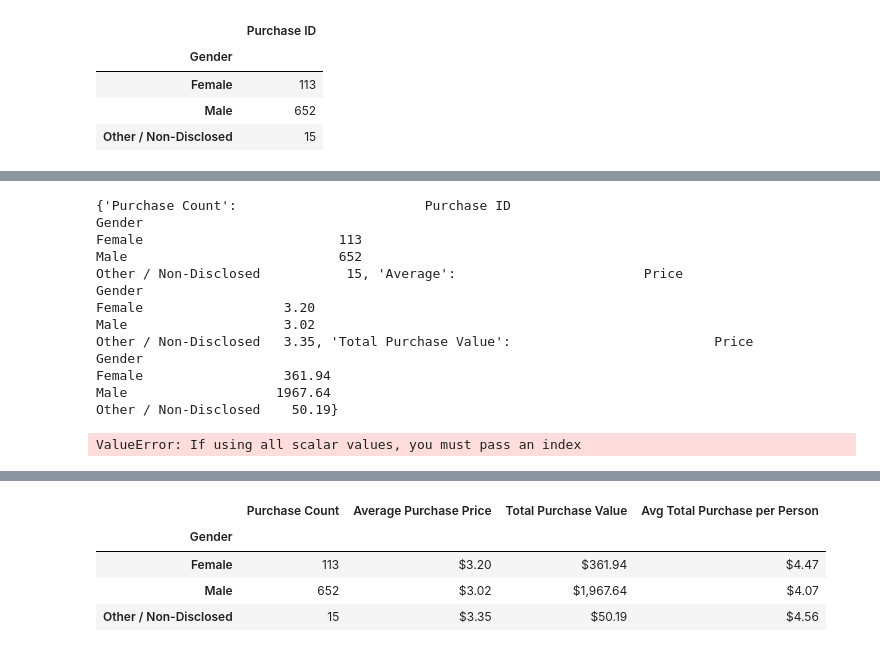
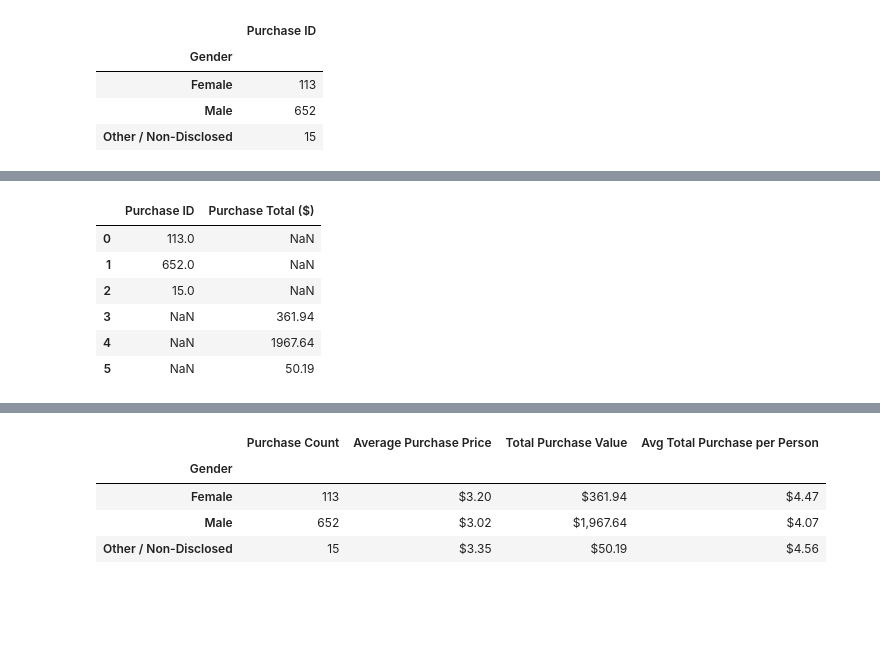
Before and after one commit to JMazick/pandas-challenge, a Jupyter notebook: HeroesOfPymoli/HeroesOfPymoli_starter.ipynb, the cells around one changed output, grey strips where cells are left out. Saved outputs shown, nothing was run; the diff lists cells and outputs as text; code cells hidden in the pictures; blank space fills up the shorter version.

```diff
--- a/HeroesOfPymoli/HeroesOfPymoli_starter.ipynb
+++ b/HeroesOfPymoli/HeroesOfPymoli_starter.ipynb
@@ -188,25 +165,11 @@ purchasing_df.append(price_gender)
-# %%
-purchasing_analysis = {
-    'Purchase Count': purchase_gender_count,
-    'Average': price_gender,
-    'Total Purchase Value': total_gender
-}
-print(purchasing_analysis)
-# %% [output]
-{'Purchase Count':                        Purchase ID
-Gender
-Female                         113
-Male                           652
-Other / Non-Disclosed           15, 'Average':                        Price
-Gender
-Female                  3.20
-Male                    3.02
-Other / Non-Disclosed   3.35, 'Total Purchase Value':                          Price
-Gender
-Female                  361.94
-Male                   1967.64
-Other / Non-Disclosed    50.19}
-# %%
-purchasing_analysis_df = pd.DataFrame(purchasing_analysis)
-# %% [output]
-ValueError: If using all scalar values, you must pass an index
+# %%
+purchasing_df = purchasing_df.append(total_gender_df, ignore_index=True)
+purchasing_df
+# %% [output]
+|  | Purchase ID | Purchase Total ($) |
+| 0 | 113.0 | NaN |
+| 1 | 652.0 | NaN |
+| 2 | 15.0 | NaN |
+| 3 | NaN | 361.94 |
+| 4 | NaN | 1967.64 |
+| 5 | NaN | 50.19 |
```
Also changed, not shown: parts of 8 cells of this notebook.
